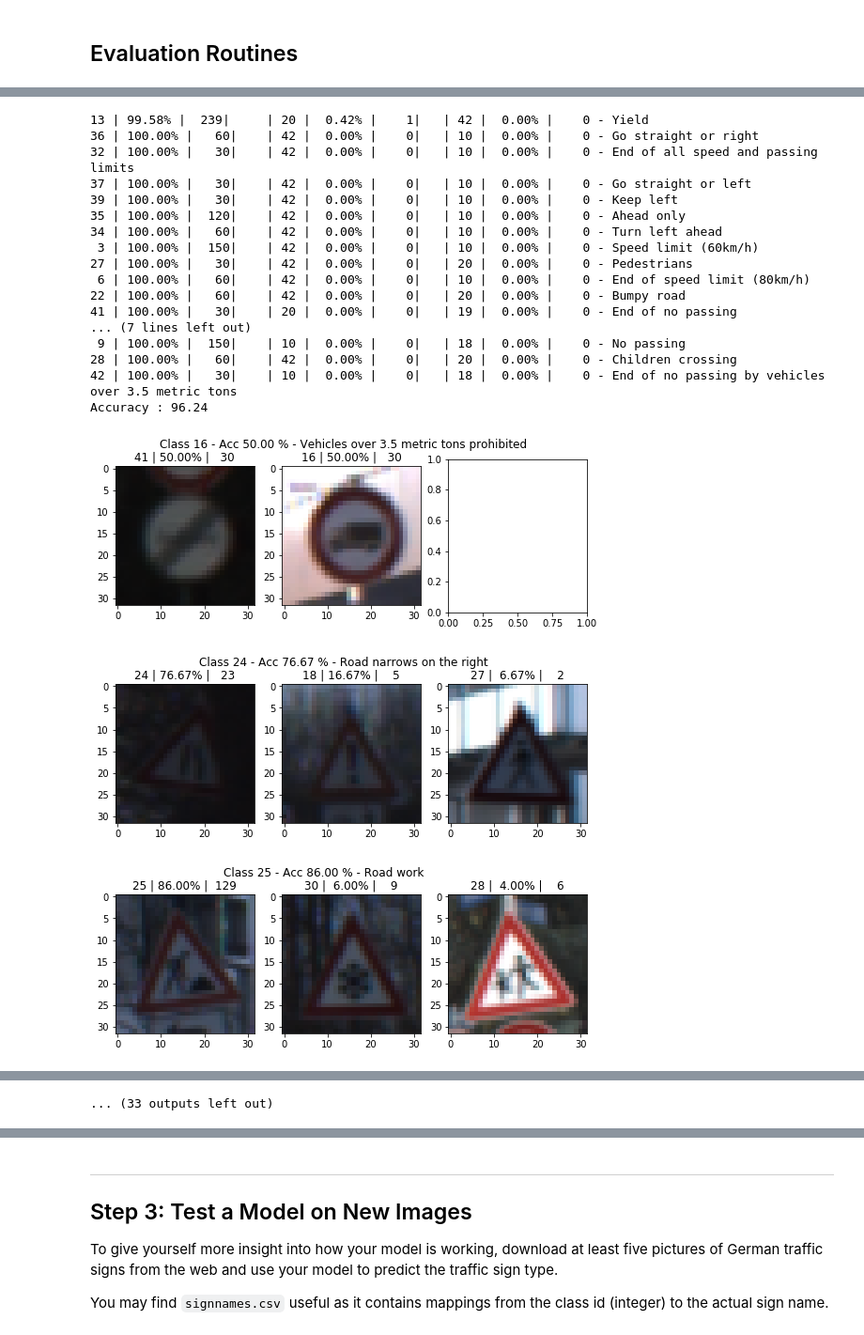
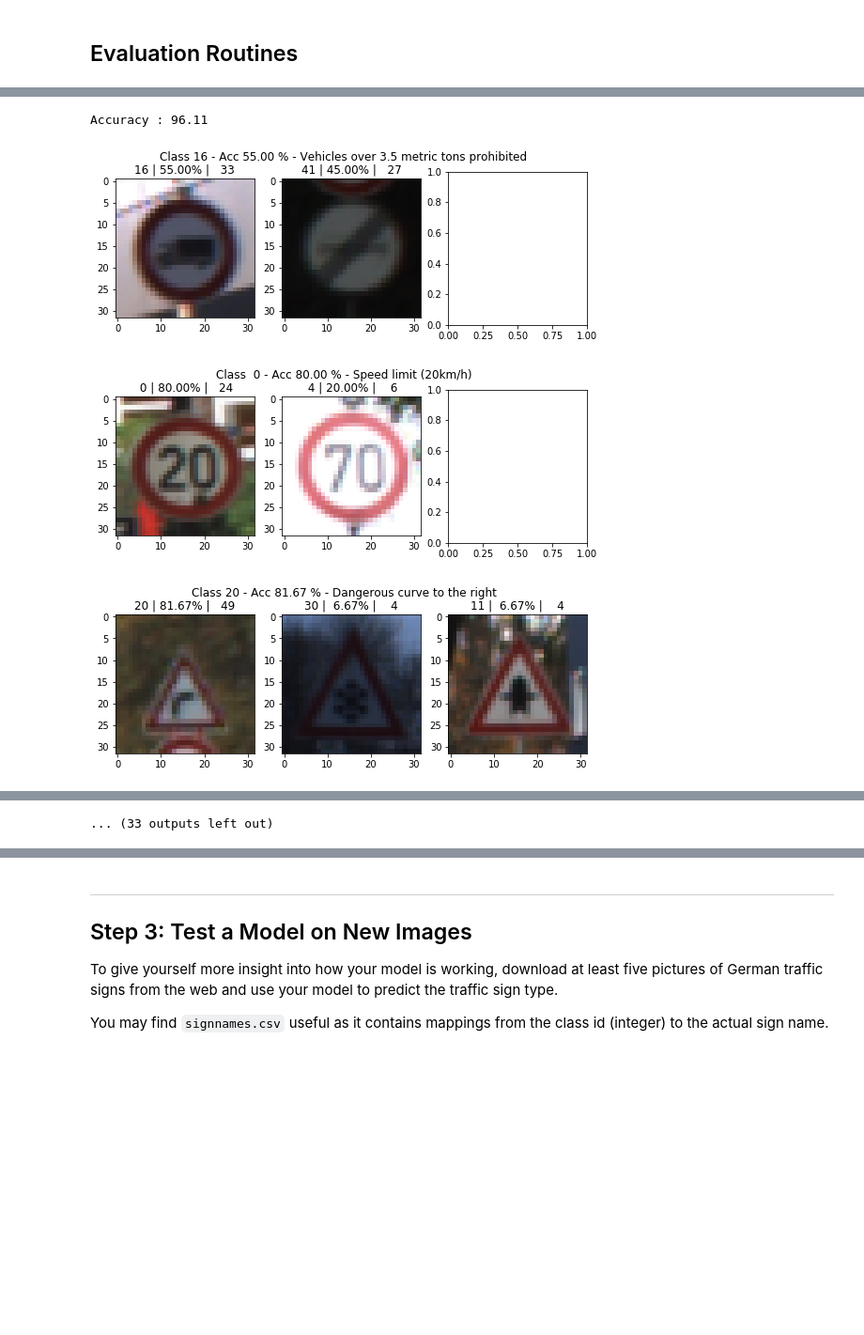
Before and after one commit to jabeerahmed/CarND-LeNet-Lab, a Jupyter notebook: Traffic_Sign_Classifier.ipynb, the cells around one changed output, grey strips where cells are left out. Shown at 94% size. Cells and saved outputs as stored; diff of their text form; code cells hidden in the pictures; blank space fills up the shorter version.

```diff
--- a/Traffic_Sign_Classifier.ipynb
+++ b/Traffic_Sign_Classifier.ipynb
@@ -933,8 +891,8 @@ def preprocess(src, pre_ops=[], dst=None):
         for i in range(len(src)): ops(src, i, dst)
 
 ## Create Model
-network_args = { 'mu'    : 0.0, 'sigma'     : 0.1, 'dropouts':{3: 0.5, 4: 0.5}}
-trainer_args = { 'EPOCHS': 100, 'BATCH_SIZE': 128,   'rate': 0.001 }
+# network_args = { 'mu'    : 0.0, 'sigma'     : 0.1, 'dropouts':{3: 0.5, 4: 0.5}}
+# trainer_args = { 'EPOCHS': 100, 'BATCH_SIZE': 128,   'rate': 0.001 }
 
 params = [
 #     { 'net': { 'mu'    : 0.0, 'sigma'     : 0.1, 'dropouts':{3: 0.5, 4: 0.5}},
@@ -943,7 +901,7 @@ params = [
 #     { 'net': { 'mu'    : 0.0, 'sigma'     : 0.1, 'dropouts':{2: 0.5, 3: 0.5}},
 #       'trn': { 'EPOCHS': 100, 'BATCH_SIZE': 128,   'rate': 0.001 },
 #       'mdl': 'gry_model'},
-    { 'net': { 'mu'    : 0.0, 'sigma'     : 0.1, 'dropouts':{2: 0.5, 3: 0.5}},
+    { 'net': { 'mu'    : 0.0, 'sigma'     : 0.1, 'dropouts':{2: 0.5, 3: 0.5, 4: 0.7}},
       'trn': { 'EPOCHS': 100, 'BATCH_SIZE': 256,   'rate': 0.001 },
       'mdl': 'rgb_model'}
 ]
@@ -982,7 +940,7 @@ for param in params:
     try :
         print("Start")
         # Set file logging path
-        logpath = Utils.find_an_empty_dir(os.path.join('results', 'grayImage'))
+        logpath = Utils.find_an_empty_dir(os.path.join('results', 'final'))
         os.makedirs(logpath, mode=511, exist_ok=False)
         log_file = os.path.join(logpath, 'log.txt')
         FID = open(log_file, "w")
@@ -1000,10 +958,6 @@ for param in params:
         completed = True
         last_good_model = model.saved_model_path
 
-        ## Evaluate against test set
-        res, pred_indx, n_samples = evaluate_test_images(sess, model, model.X_valid, model.y_valid, BATCH_SIZE=128)
-        plot_eval_results(pred_indx, n_samples, org_data.valid, org_data.signs, save_dir=logpath)
-        print("Accuracy : {:5.2f}".format(np.mean(pred_indx.diagonal() / n_samples)*100))
     finally:
         try:
             FID.close()
@@ -1013,20 +967,10 @@ for param in params:
         pass
 
 
-
-# # kEPOCHS, kBATCH_SIZE, kRATE, kNETWORK, kNETWORK_ARGS = 'EPOCHS', 'BATCH_SIZE', 'RATE', 'NETWORK', 'NETWORK_ARGS'
-# # pre_ops = [Center_1to1]
-# pre_ops = [Center_MaxNorm]
-# org, data = Timer.run(preprocess,  args={'org': org, 'data': data, 'pre_ops':pre_ops})
-
-# # , 'dropouts':{0: 0.9, 1:0.6}
-# # args = {'D': org, 'EPOCHS': 10, 'BATCH_SIZE': 128, 'RATE': 0.001, 'NETWORK': MT.LeNet, 'NETWORK_ARGS': {'sigma':0.001}}
-# # args = {'D': org, 'EPOCHS': 15, 'BATCH_SIZE': 128, 'RATE': 0.0005, 'NETWORK': MT.LeNet, 'NETWORK_ARGS': {'sigma':0.001}}
-# args = {'D': org, 'EPOCHS': 15, 'BATCH_SIZE': 128, 'RATE': 0.001, 'NETWORK': MT.LeNetWithDropOut, 'NETWORK_ARGS': {'sigma':0.001, 'dropouts':{2: 1.0, 3: 1.0}}}
-# # args = {'D': org, 'EPOCHS': 15, 'BATCH_SIZE': 128, 'RATE': 0.001, 'NETWORK': MT.LeNetWithDropOut, 'NETWORK_ARGS': {'sigma':0.001}}
-
-# org, modl, stats, sdb = Timer.run(train, args=args)
-# plotStatsData(sdb)
+    ## Evaluate against test set
+    res, pred_indx, n_samples = evaluate_test_images(sess, model, model.X_valid, model.y_valid, BATCH_SIZE=128)
+    plot_eval_results(pred_indx, n_samples, org_data.valid, org_data.signs, save_dir=logpath)
+    print("Accuracy : {:5.2f}".format(np.mean(pred_indx.diagonal() / n_samples)*100))
 # %% [output]
 ---------------------------------
       | Train  | Test   | Valid  |
@@ -1048,20 +992,4 @@ Image Dimensions: (32, 32, 3)
-13 | 99.58% |  239|     | 20 |  0.42% |    1|   | 42 |  0.00% |    0 - Yield
-36 | 100.00% |   60|    | 42 |  0.00% |    0|   | 10 |  0.00% |    0 - Go straight or right
-32 | 100.00% |   30|    | 42 |  0.00% |    0|   | 10 |  0.00% |    0 - End of all speed and passing limits
-37 | 100.00% |   30|    | 42 |  0.00% |    0|   | 10 |  0.00% |    0 - Go straight or left
-39 | 100.00% |   30|    | 42 |  0.00% |    0|   | 10 |  0.00% |    0 - Keep left
-35 | 100.00% |  120|    | 42 |  0.00% |    0|   | 10 |  0.00% |    0 - Ahead only
-34 | 100.00% |   60|    | 42 |  0.00% |    0|   | 10 |  0.00% |    0 - Turn left ahead
- 3 | 100.00% |  150|    | 42 |  0.00% |    0|   | 10 |  0.00% |    0 - Speed limit (60km/h)
-27 | 100.00% |   30|    | 42 |  0.00% |    0|   | 20 |  0.00% |    0 - Pedestrians
- 6 | 100.00% |   60|    | 42 |  0.00% |    0|   | 10 |  0.00% |    0 - End of speed limit (80km/h)
-22 | 100.00% |   60|    | 42 |  0.00% |    0|   | 20 |  0.00% |    0 - Bumpy road
-41 | 100.00% |   30|    | 20 |  0.00% |    0|   | 19 |  0.00% |    0 - End of no passing
-... (7 lines left out)
- 9 | 100.00% |  150|    | 10 |  0.00% |    0|   | 18 |  0.00% |    0 - No passing
-28 | 100.00% |   60|    | 42 |  0.00% |    0|   | 20 |  0.00% |    0 - Children crossing
-42 | 100.00% |   30|    | 10 |  0.00% |    0|   | 18 |  0.00% |    0 - End of no passing by vehicles over 3.5 metric tons
-Accuracy : 96.24
+Accuracy : 96.11
-[figure, old version]
+[figure, new version]
-[figure, old version]
+[figure, new version]
-[figure, old version]
+[figure, new version]
```
Also changed, not shown: parts of 29 cells of this notebook.
